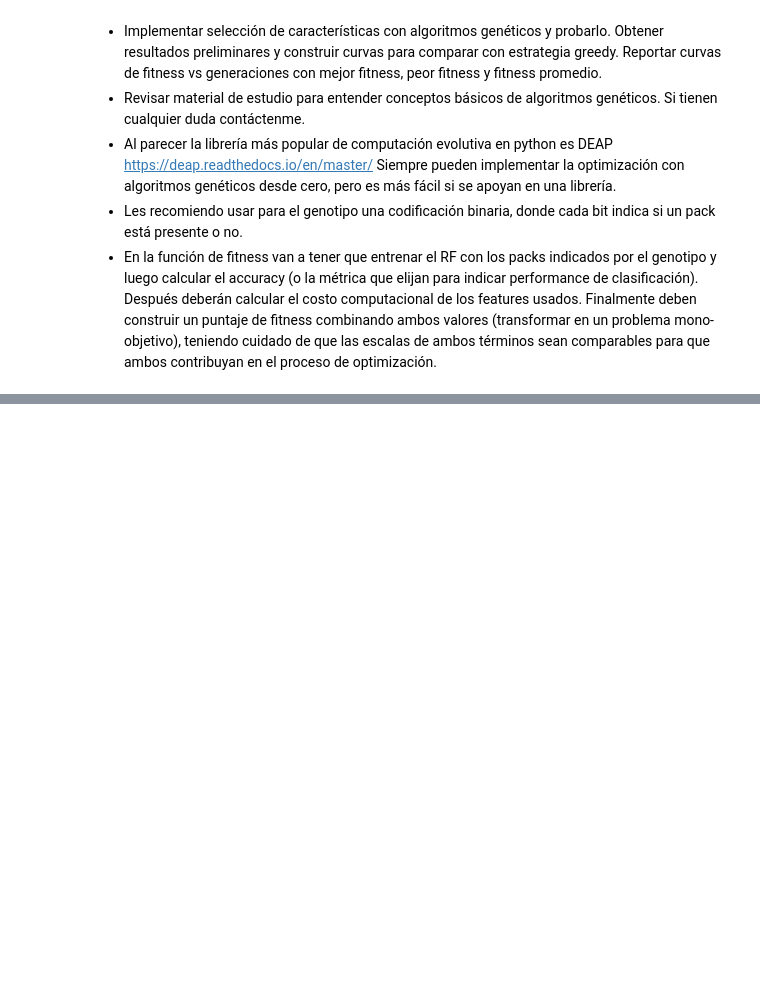
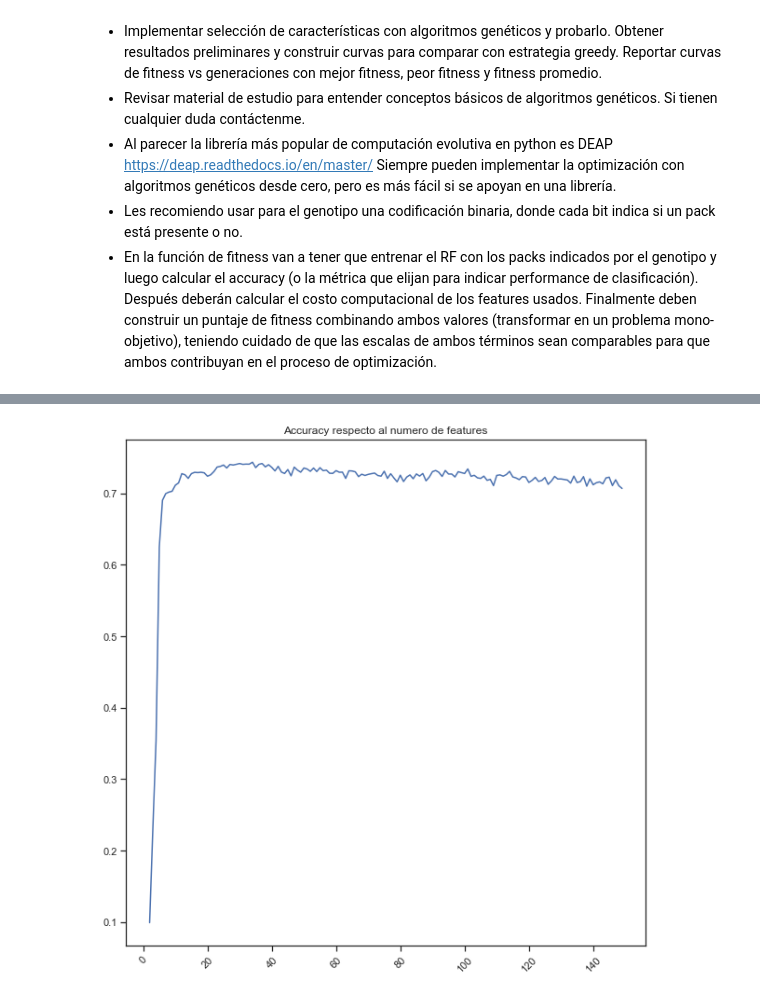
Before and after one commit to CubelliJ/Clasificacion_rapida_ALeRCE, a Jupyter notebook: ALeRCE_Hito_1.ipynb, the cells around one changed output, grey strips where cells are left out. Saved outputs shown, nothing was run; the diff lists cells and outputs as text; code cells hidden in the pictures; blank space fills up the shorter version.

```diff
--- a/ALeRCE_Hito_1.ipynb
+++ b/ALeRCE_Hito_1.ipynb
@@ -417,3 +417,16 @@ Usar matriz de confusión normalizada (Filas suman 1) - **listo**
 - Al parecer la librería más popular de computación evolutiva en python es DEAP https://deap.readthedocs.io/en/master/ Siempre pueden implementar la optimización con algoritmos genéticos desde cero, pero es más fácil si se apoyan en una librería.
 - Les recomiendo usar para el genotipo una codificación binaria, donde cada bit indica si un pack está presente o no.
 - En la función de fitness van a tener que entrenar el RF con los packs indicados por el genotipo y luego calcular el accuracy (o la métrica que elijan para indicar performance de clasificación). Después deberán calcular el costo computacional de los features usados. Finalmente deben construir un puntaje de fitness combinando ambos valores (transformar en un problema mono-objetivo), teniendo cuidado de que las escalas de ambos términos sean comparables para que ambos contribuyan en el proceso de optimización.
+# %%
+accuracy = []
+selected_features = ImportanceRank
+selected_features.append(' ')
+for i in range(len(ImportanceRank)-1):
+    print('Features usadas '+str(len(ImportanceRank)))
+    selected_features.pop()
+    X_train, X_test, y_train, y_test = train_test_split(dataset[selected_features], dataset['classALeRCE'], test_size=0.33, random_state=42)
+    clf.fit(X_train, y_train)
+    y_pred = clf.predict(X_test)
+    a_score = accuracy_score(y_test, y_pred)
+    print(a_score)
+    accuracy.append(a_score)
@@ -419,0 +471,2 @@ Usar matriz de confusión normalizada (Filas suman 1) - **listo**
+# %%
+accuracy_inv = accuracy[::-1]
@@ -419,0 +495,7 @@ Usar matriz de confusión normalizada (Filas suman 1) - **listo**
+# %%
+plt.plot(np.arange(2,150), accuracy_inv)
+plt.title('Accuracy respecto al numero de features')
+plt.xticks(rotation=45)
+plt.show()
+# %% [output]
+[figure, added]
```
Also changed, not shown: parts of 4 cells of this notebook.
